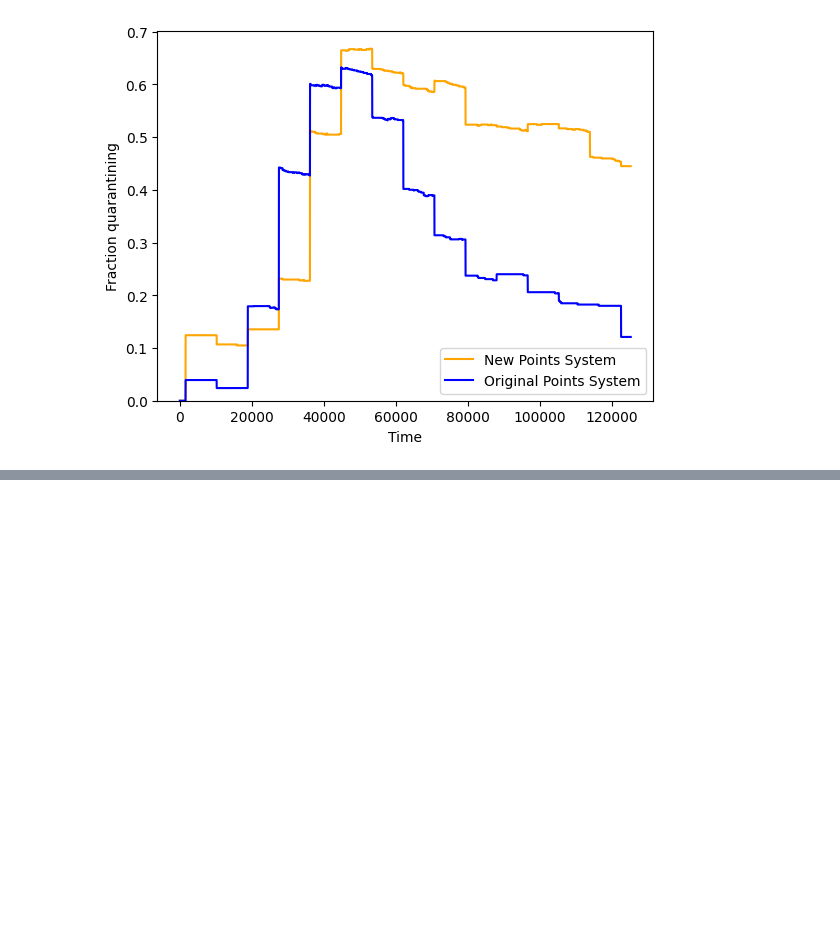
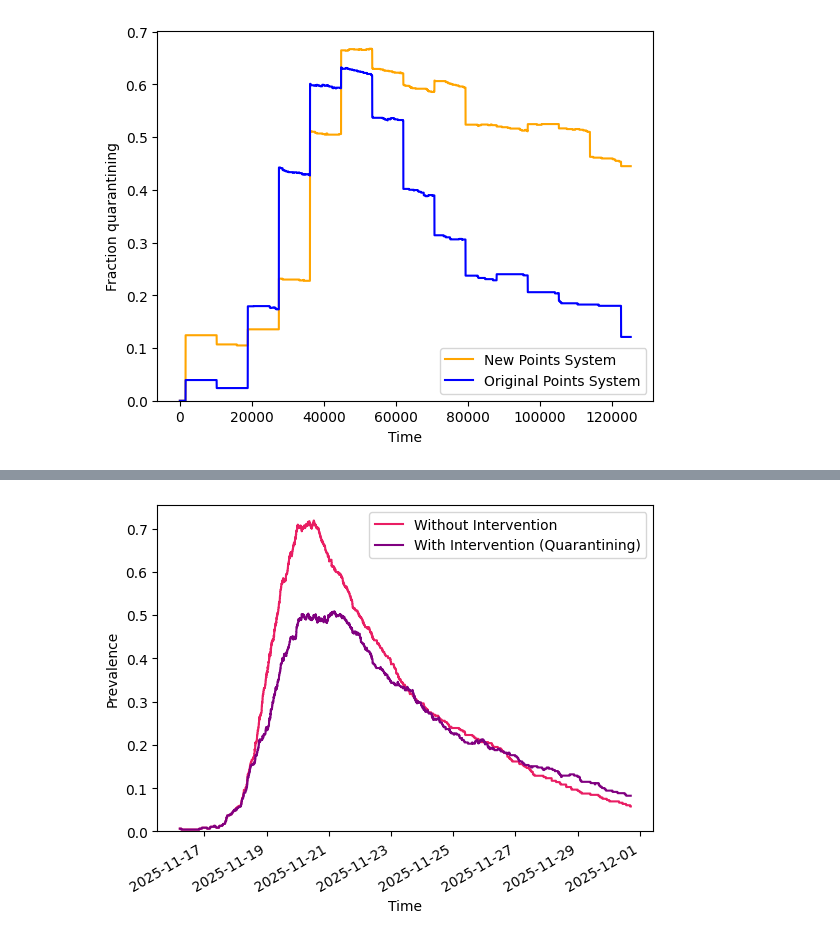
Before and after one commit to pferencz23/starsim, a Jupyter notebook: data_ingestion/game_graphs.ipynb, the cells around one changed output, grey strips where cells are left out. Cells and saved outputs as stored; diff of their text form; code cells hidden in the pictures; blank space fills up the shorter version.

```diff
--- a/data_ingestion/game_graphs.ipynb
+++ b/data_ingestion/game_graphs.ipynb
@@ -452,0 +495,33 @@ plt.show()
+# %%
+results_df = pd.read_csv("../run_outputs/20260326T151422Z_no_intervention/results_sim.csv", index_col=0)
+results_df['timevec'] = pd.to_datetime(results_df['timevec'])
+
+results_old = pd.read_csv("../run_outputs/normal_opanai_rand/results_sim.csv", index_col=0)
+results_old['timevec'] = pd.to_datetime(results_old['timevec'])
+
+fig, ax = plt.subplots()
+
+results_df.plot(
+    x="timevec",
+    y="seir_ams_prevalence",
+    color="#e91e63",
+    label="Without Intervention",
+    ax=ax
+)
+
+results_old.plot(
+    x="timevec",
+    y="seir_ams_prevalence",
+    color="purple",
+    label="With Intervention (Quarantining)",
+    ax=ax
+)
+
+ax.set_ylim(bottom=0)
+ax.set_xlabel("Time")
+ax.set_ylabel("Prevalence")
+ax.legend()
+
+plt.show()
+# %% [output]
+[figure, added]
```
Also changed, not shown: parts of 13 cells of this notebook.
